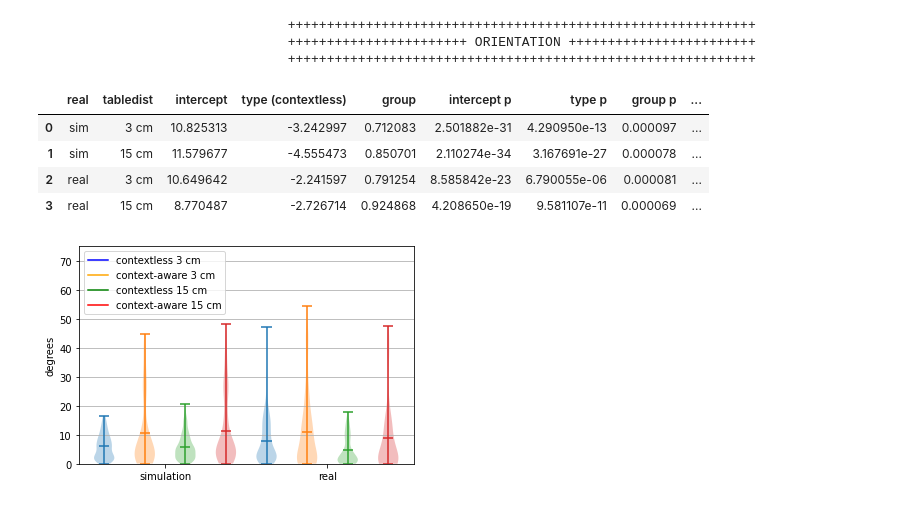
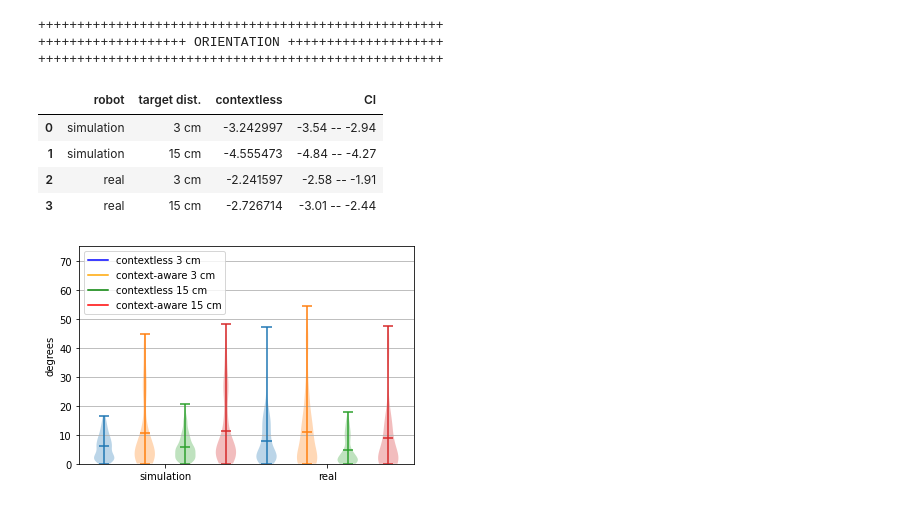
Before and after one commit to ferdinandyb/context-specific-table-navigation-2023, a Jupyter notebook: dataset/results.ipynb, the cells around one changed output. Drawn from its saved outputs; the diff is of its cells as text; code cells hidden in the pictures.

```diff
--- a/dataset/results.ipynb
+++ b/dataset/results.ipynb
@@ -27,18 +32,18 @@ def beautify(df_t):
 # %%
-print("\t\t\t\t++++++++++++++++++++++++++++++++++++++++++++++++++++++++++++")
-print("\t\t\t\t+++++++++++++++++++++++++++ TIME +++++++++++++++++++++++++++")
-print("\t\t\t\t++++++++++++++++++++++++++++++++++++++++++++++++++++++++++++")
+print("+++++++++++++++++++++++++++++++++++++++++++++++++++++")
+print("+++++++++++++++++++++++ TIME ++++++++++++++++++++++++")
+print("+++++++++++++++++++++++++++++++++++++++++++++++++++++")
 time_results = []
 for real in [0,1]:
   for tabledist in [3,15]:
       subset = df_t[(df_t.real == real) & (df_t.tabledist == tabledist) ]
       model = smf.mixedlm("time ~ type", subset, groups=subset["groups"])
       result = model.fit()
-      time_results.append([real,tabledist] + list(result.params) + list(result.pvalues))
+      time_results.append([real,tabledist] + [result.params[1]] + [" -- ".join([f"{x:.2f}" for x in result.conf_int(alpha=0.5).values[1,:]])])
 
-time_results = pd.DataFrame( time_results, columns = ["real", "tabledist", "intercept", "type (contextless)", "group", "intercept p", "type p", "group p"])
-beautify(time_results).to_csv("restable_time.csv", index = False, float_format="%.2f")
-time_results
+time_results = mod(pd.DataFrame( time_results, columns = ["robot", "target dist.", "contextless", "CI",]))
+time_results.to_csv("restable_time.csv", index = False, float_format="%.2f")
+
 
 fig, axes = plt.subplots()
 
@@ -64,6 +69,7 @@ plt.plot([], c='red', label='context-aware 15 cm')
 #plt.legend(loc='best', fancybox=True, framealpha=0.4)
 plt.legend(loc='best', fancybox=True)
 plt.ylim([0,35])
+plt.savefig("./drive/Shareddrives/TableTestPaper/time_graph.png", dpi=300)
 
 time_results
 # %% [output]
@@ -78,19 +84,21 @@ time_results
 [figure]
 # %%
-print("\t\t\t\t++++++++++++++++++++++++++++++++++++++++++++++++++++++++++++")
-print("\t\t\t\t+++++++++++++++++++++++++ DISTANCE +++++++++++++++++++++++++")
-print("\t\t\t\t++++++++++++++++++++++++++++++++++++++++++++++++++++++++++++")
+print("++++++++++++++++++++++++++++++++++++++++++++++++++++++++")
+print("+++++++++++++++++++++++ DISTANCE +++++++++++++++++++++++")
+print("++++++++++++++++++++++++++++++++++++++++++++++++++++++++")
 distance_results = []
 for real in [0,1]:
   for tabledist in [3,15]:
       subset = df_t[(df_t.real == real) & (df_t.tabledist == tabledist) ]
       model = smf.mixedlm("distance ~ type", subset, groups=subset["groups"])
       result = model.fit()
-      distance_results.append([real,tabledist] + list(result.params) + list(result.pvalues))
+      distance_results.append([real,tabledist] + [result.params[1]*100] + [" -- ".join([f"{x*100:.2f}" for x in result.conf_int(alpha=0.5).values[1,:]])])
 
-distance_results = pd.DataFrame( distance_results, columns = ["real", "tabledist", "intercept", "type (contextless)", "group", "intercept p", "type p", "group p"])
+distance_results = mod(pd.DataFrame( distance_results, columns = ["robot", "target dist.", "contextless (cm)", "CI (cm)",]))
 
-beautify(distance_results).to_csv("restable_dist.csv", index = False, float_format="%.3f")
+distance_results.to_csv("restable_dist.csv", index = False, float_format="%.3f")
+
+distance_results
 
 fig, axes = plt.subplots()
 # contextless 3 cm (real & sim)
@@ -116,5 +124,7 @@ plt.plot([], c='red', label='context-aware 15 cm')
 #plt.legend(loc='upper left', fancybox=True, framealpha=0.4)
 plt.legend(loc='upper left', fancybox=True)
 
+plt.savefig("./drive/Shareddrives/TableTestPaper/distance_graph.png", dpi=300)
+
 distance_results
 # %% [output]
@@ -129,8 +139,8 @@ distance_results
 [figure]
 # %%
-print("\t\t\t\t++++++++++++++++++++++++++++++++++++++++++++++++++++++++++++")
-print("\t\t\t\t+++++++++++++++++++++++ ORIENTATION ++++++++++++++++++++++++")
-print("\t\t\t\t++++++++++++++++++++++++++++++++++++++++++++++++++++++++++++")
+print("++++++++++++++++++++++++++++++++++++++++++++++++++++")
+print("+++++++++++++++++++ ORIENTATION ++++++++++++++++++++")
+print("++++++++++++++++++++++++++++++++++++++++++++++++++++")
 
 orientation_results = []
 for real in [0,1]:
@@ -138,43 +148,45 @@ for real in [0,1]:
       subset = df_t[(df_t.real == real) & (df_t.tabledist == tabledist) ]
       model = smf.mixedlm("orientation ~ type", subset, groups=subset["groups"])
       result = model.fit()
-      orientation_results.append([real,tabledist] + list(result.params) + list(result.pvalues))
+      orientation_results.append([real,tabledist] + [result.params[1]] + [" -- ".join([f"{x:.2f}" for x in result.conf_int(alpha=0.5).values[1,:]])])
 
-orientation_results = pd.DataFrame( orientation_results, columns = ["real", "tabledist", "intercept", "type (contextless)", "group", "intercept p", "type p", "group p"])
-beautify(orientation_results).to_csv("restable_orientation.csv", index = False, float_format="%.2f")
+orientation_results = mod(pd.DataFrame( orientation_results, columns = ["robot", "target dist.", "contextless", "CI",]))
+orientation_results.to_csv("restable_orientation.csv", index = False, float_format="%.2f")
 
 fig, axes = plt.subplots()
 # contextless 3 cm (real & sim)
 axes.violinplot(dataset = [df_g[(df_g['real'] == 0) & (df_g['type'] == 'contextless') & (df_g['tabledist'] == 3)]["orientation"].values,
                            df_g[(df_g['real'] == 1) & (df_g['type'] == 'contextless') & (df_g['tabledist'] == 3)]["orientation"].values], showextrema=True, showmeans=True, positions=[1,5])
 # context-aware 3 cm (real & sim)
 axes.violinplot(dataset = [df_g[(df_g['real'] == 0) & (df_g['type'] == 'context-aware') & (df_g['tabledist'] == 3)]["orientation"].values,
                            df_g[(df_g['real'] == 1) & (df_g['type'] == 'context-aware') & (df_g['tabledist'] == 3)]["orientation"].values], showextrema=True, showmeans=True,  positions=[2,6])
 # contextless 15 cm (real & sim)
 axes.violinplot(dataset = [df_g[(df_g['real'] == 0) & (df_g['type'] == 'contextless') & (df_g['tabledist'] == 15)]["orientation"].values,
                            df_g[(df_g['real'] == 1) & (df_g['type'] == 'contextless') & (df_g['tabledist'] == 15)]["orientation"].values], showextrema=True, showmeans=True, positions=[3,7])
 # context-aware 15 cm (real & sim)
 axes.violinplot(dataset = [df_g[(df_g['real'] == 0) & (df_g['type'] == 'context-aware') & (df_g['tabledist'] == 15)]["orientation"].values,
                            df_g[(df_g['real'] == 1) & (df_g['type'] == 'context-aware') & (df_g['tabledist'] == 15)]["orientation"].values], showextrema=True, showmeans=True,  positions=[4,8])
 
 axes.yaxis.grid(True)
 axes.set_ylabel('degrees')
 plt.xticks([2.5,6.5], ["simulation", "real"])
 plt.plot([], c='blue', label='contextless 3 cm')
 plt.plot([], c='orange', label='context-aware 3 cm')
 plt.plot([], c='green', label='contextless 15 cm')
 plt.plot([], c='red', label='context-aware 15 cm')
 #plt.legend(loc='best', fancybox=True, framealpha=0.4)
 plt.legend(loc='upper left', fancybox=True)
 plt.ylim([0,75])
+plt.savefig("./drive/Shareddrives/TableTestPaper/orientation_graph.png", dpi=300)
+
 orientation_results
 # %% [output]
-                                ++++++++++++++++++++++++++++++++++++++++++++++++++++++++++++
-                                +++++++++++++++++++++++ ORIENTATION ++++++++++++++++++++++++
-                                ++++++++++++++++++++++++++++++++++++++++++++++++++++++++++++
+++++++++++++++++++++++++++++++++++++++++++++++++++++
++++++++++++++++++++ ORIENTATION ++++++++++++++++++++
+++++++++++++++++++++++++++++++++++++++++++++++++++++
-|  | real | tabledist | intercept | type (contextless) | group | intercept p | type p | group p | ... |
-| 0 | sim | 3 cm | 10.825313 | -3.242997 | 0.712083 | 2.501882e-31 | 4.290950e-13 | 0.000097 | ... |
-| 1 | sim | 15 cm | 11.579677 | -4.555473 | 0.850701 | 2.110274e-34 | 3.167691e-27 | 0.000078 | ... |
-| 2 | real | 3 cm | 10.649642 | -2.241597 | 0.791254 | 8.585842e-23 | 6.790055e-06 | 0.000081 | ... |
-| 3 | real | 15 cm | 8.770487 | -2.726714 | 0.924868 | 4.208650e-19 | 9.581107e-11 | 0.000069 | ... |
+|  | robot | target dist. | contextless | CI |
+| 0 | simulation | 3 cm | -3.242997 | -3.54 -- -2.94 |
+| 1 | simulation | 15 cm | -4.555473 | -4.84 -- -4.27 |
+| 2 | real | 3 cm | -2.241597 | -2.58 -- -1.91 |
+| 3 | real | 15 cm | -2.726714 | -3.01 -- -2.44 |
 [figure]
```
Also changed, not shown: parts of 5 cells of this notebook.
